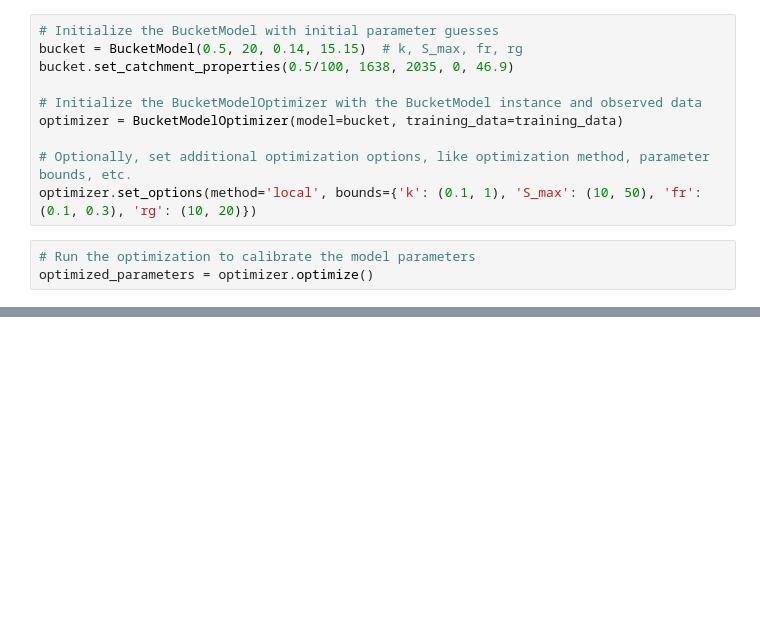
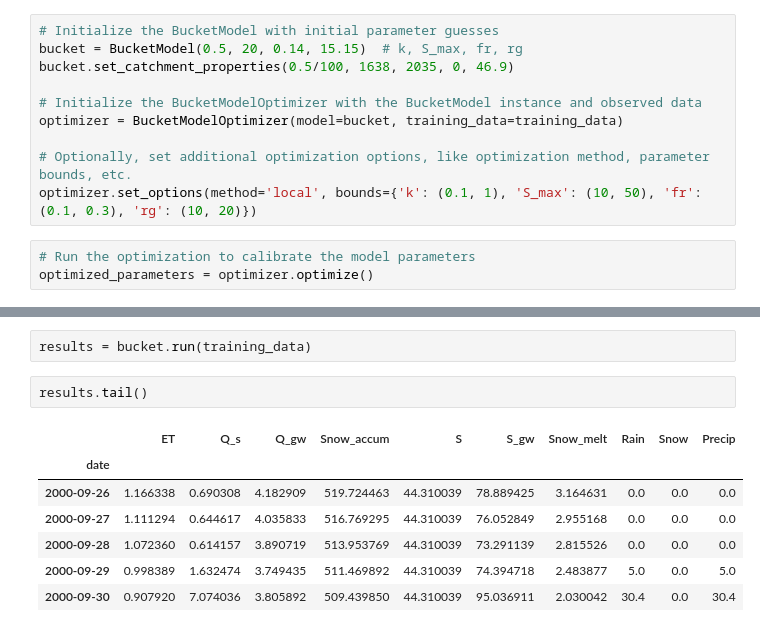
Before and after one commit to CooperBigFoot/bucket-model, a Jupyter notebook: test_run.ipynb, the cells around one changed output, grey strips where cells are left out. Saved outputs shown, nothing was run; the diff lists cells and outputs as text; blank space fills up the shorter version.

```diff
--- a/test_run.ipynb
+++ b/test_run.ipynb
@@ -56,0 +57,12 @@ BucketModel(k=0.4490174468139746, S_max=28.936116229487364, fr=0.197631975227643
+# %%
+results = bucket.run(training_data)
+# %%
+results.tail()
+# %% [output]
+|  | ET | Q_s | Q_gw | Snow_accum | S | S_gw | Snow_melt | Rain | Snow | Precip |
+| date |  |  |  |  |  |  |  |  |  |  |
+| 2000-09-26 | 1.166338 | 0.690308 | 4.182909 | 519.724463 | 44.310039 | 78.889425 | 3.164631 | 0.0 | 0.0 | 0.0 |
+| 2000-09-27 | 1.111294 | 0.644617 | 4.035833 | 516.769295 | 44.310039 | 76.052849 | 2.955168 | 0.0 | 0.0 | 0.0 |
+| 2000-09-28 | 1.072360 | 0.614157 | 3.890719 | 513.953769 | 44.310039 | 73.291139 | 2.815526 | 0.0 | 0.0 | 0.0 |
+| 2000-09-29 | 0.998389 | 1.632474 | 3.749435 | 511.469892 | 44.310039 | 74.394718 | 2.483877 | 5.0 | 0.0 | 5.0 |
+| 2000-09-30 | 0.907920 | 7.074036 | 3.805892 | 509.439850 | 44.310039 | 95.036911 | 2.030042 | 30.4 | 0.0 | 30.4 |
```
Also changed, not shown: parts of 3 cells of this notebook, 5 other files.
